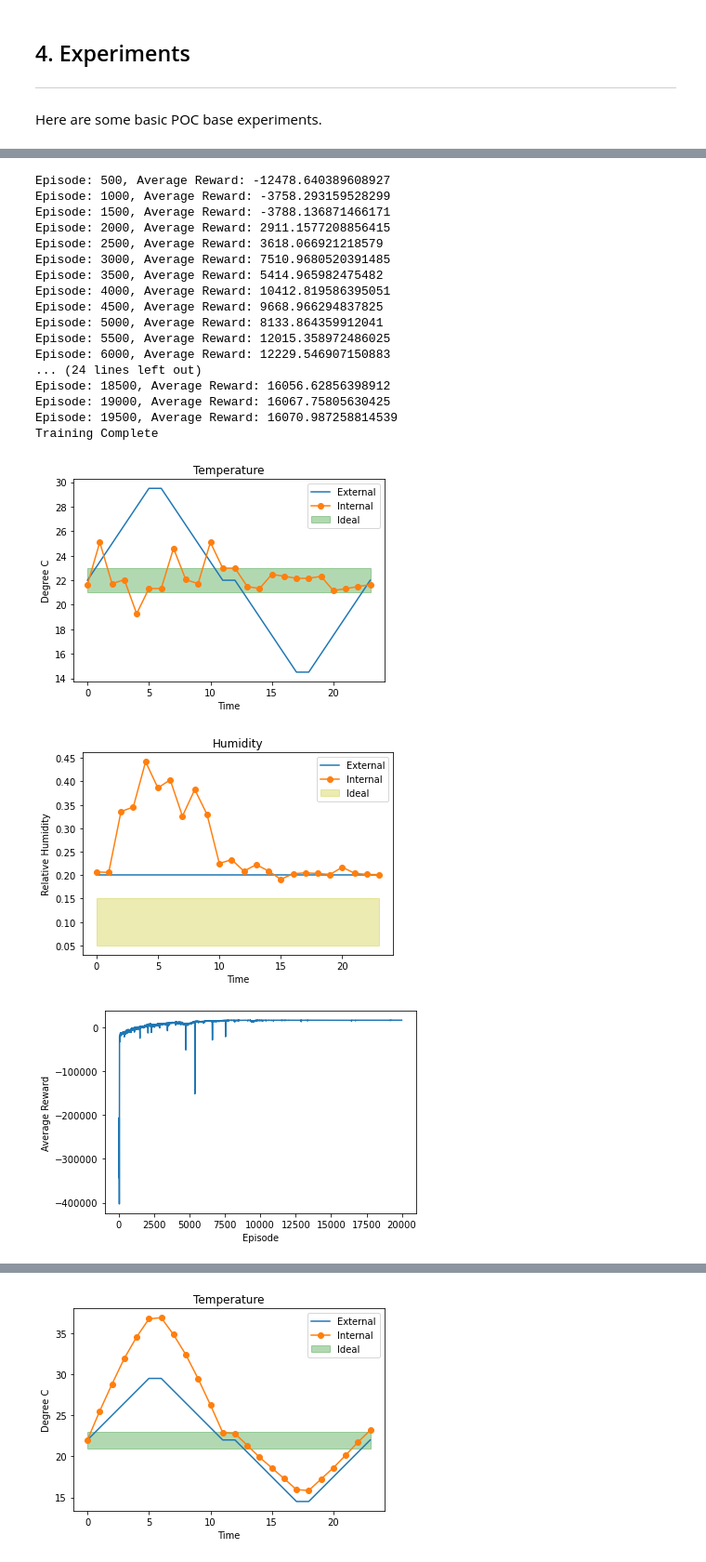
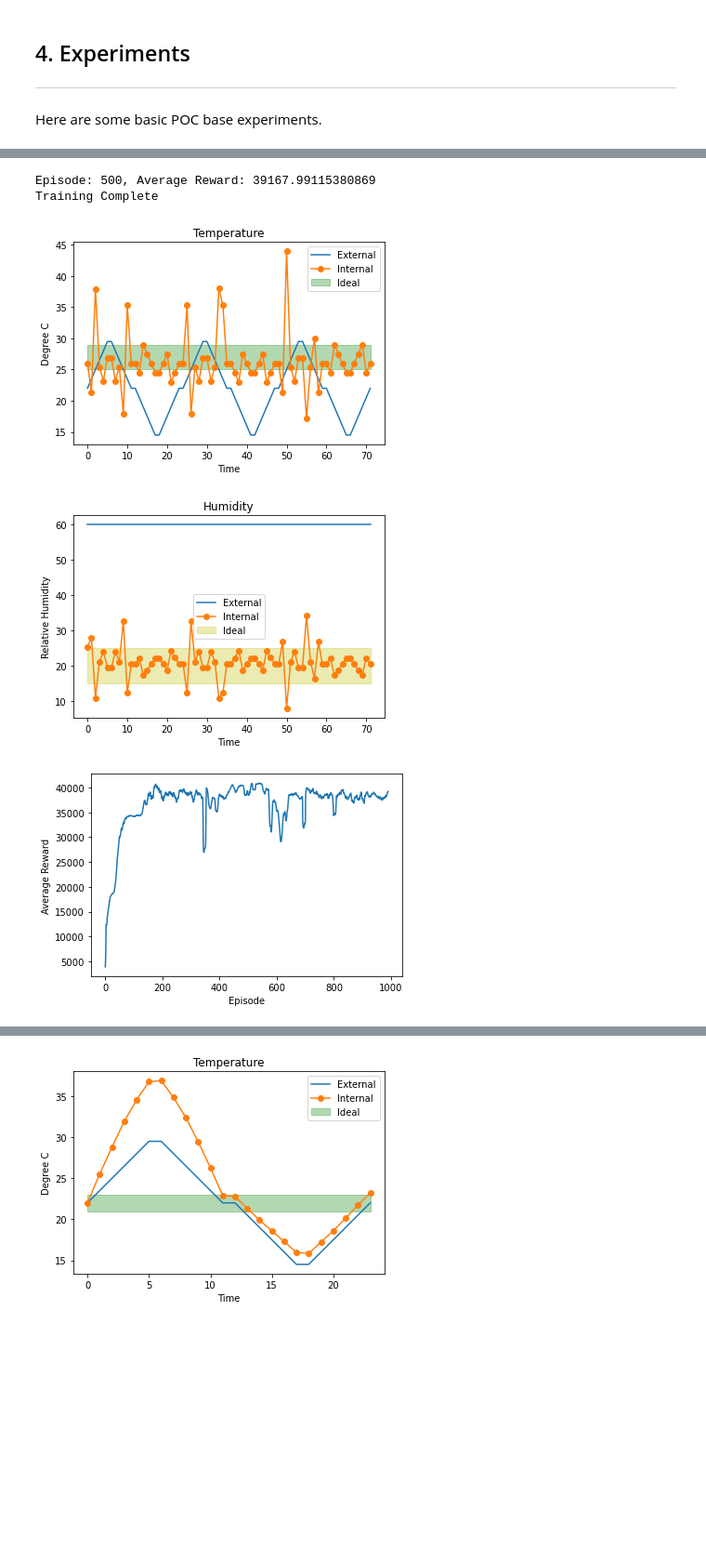
Before and after one commit to DaithiMartin/greenhouse-singularity, a Jupyter notebook: reports/Initial_POC.ipynb, the cells around one changed output, grey strips where cells are left out. Shown at 93% size. Cells and saved outputs as stored; diff of their text form; code cells hidden in the pictures; blank space fills up the shorter version.

```diff
--- a/reports/Initial_POC.ipynb
+++ b/reports/Initial_POC.ipynb
@@ -123,7 +141,7 @@ action_size = env.action_space.n
 observation_size = env.observation_space.n
 agent = DQAgent(observation_size, action_size, seed=0)
 rewards_history = []
-num_episodes = int(2e4)
+num_episodes = int(1e3)
 
 for i_episode in range(1, num_episodes):
     observation = env.reset()
@@ -158,23 +176,8 @@ plt.show()
-Episode: 500, Average Reward: -12478.640389608927
-Episode: 1000, Average Reward: -3758.293159528299
-Episode: 1500, Average Reward: -3788.136871466171
-Episode: 2000, Average Reward: 2911.1577208856415
-Episode: 2500, Average Reward: 3618.066921218579
-Episode: 3000, Average Reward: 7510.9680520391485
-Episode: 3500, Average Reward: 5414.965982475482
-Episode: 4000, Average Reward: 10412.819586395051
-Episode: 4500, Average Reward: 9668.966294837825
-Episode: 5000, Average Reward: 8133.864359912041
-Episode: 5500, Average Reward: 12015.358972486025
-Episode: 6000, Average Reward: 12229.546907150883
-... (24 lines left out)
-Episode: 18500, Average Reward: 16056.62856398912
-Episode: 19000, Average Reward: 16067.75805630425
-Episode: 19500, Average Reward: 16070.987258814539
+Episode: 500, Average Reward: 39167.99115380869
 Training Complete
-[figure, old version]
+[figure, new version]
-[figure, old version]
+[figure, new version]
-[figure, old version]
+[figure, new version]
 # %%
 """Prioritized Deep Q"""
 from agents.PDQN_Agent import PDQNAgent
```
Also changed, not shown: parts of 8 cells of this notebook.
